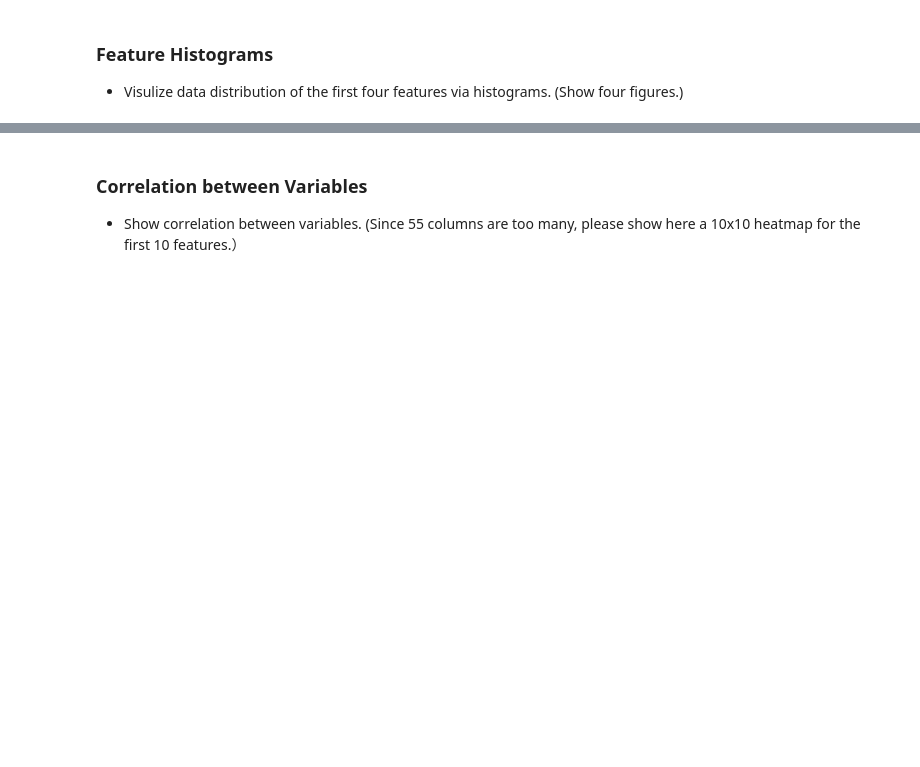
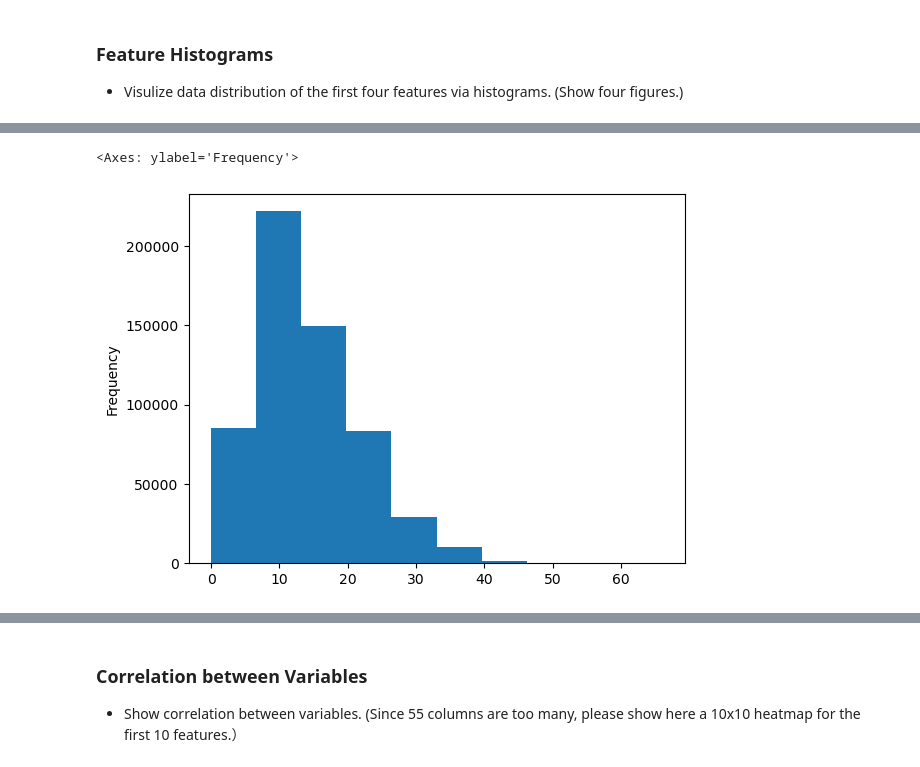
Before and after one commit to rangsimanketkaew/phy371, a Jupyter notebook: Lab3.ipynb, the cells around one changed output, grey strips where cells are left out. Saved outputs shown, nothing was run; the diff lists cells and outputs as text; code cells hidden in the pictures; blank space fills up the shorter version.

```diff
--- a/Lab3.ipynb
+++ b/Lab3.ipynb
@@ -167,0 +204,5 @@ df.describe()
+# %%
+df['Slope'].plot(kind='hist')
+# %% [output]
+<Axes: ylabel='Frequency'>
+[figure, added]
```
Also changed, not shown: parts of 28 cells of this notebook.
